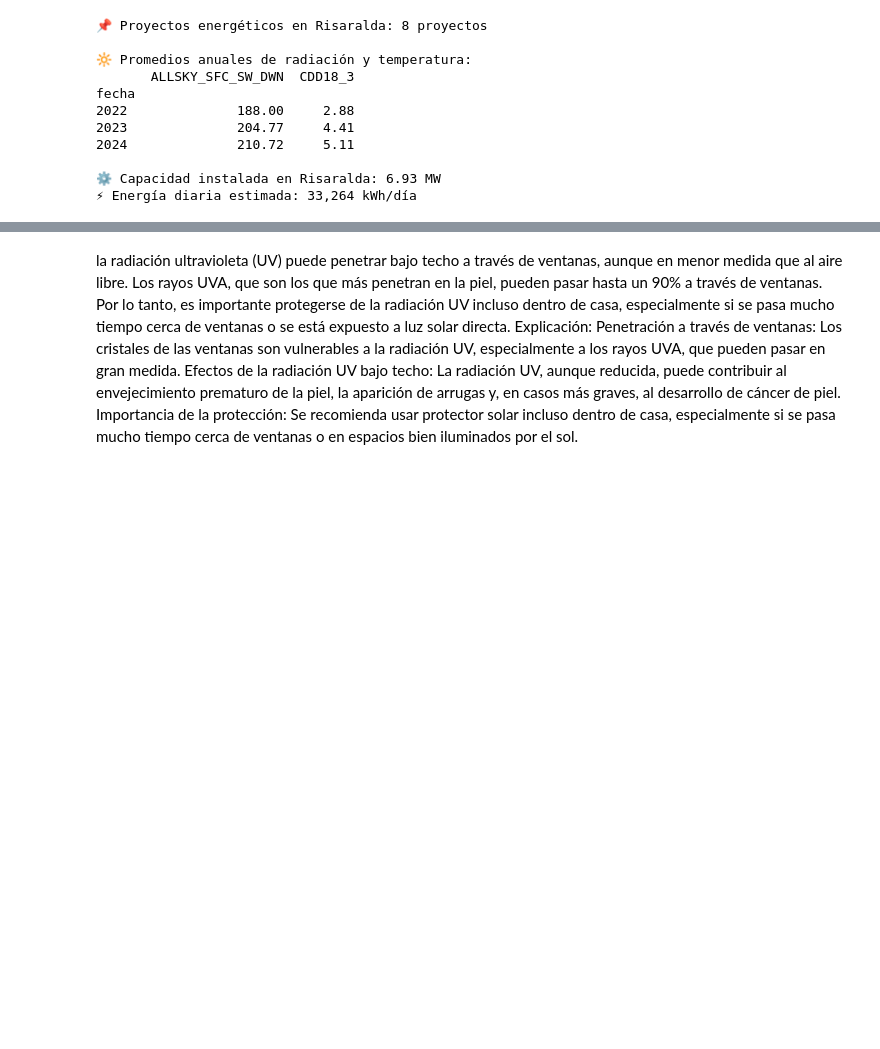
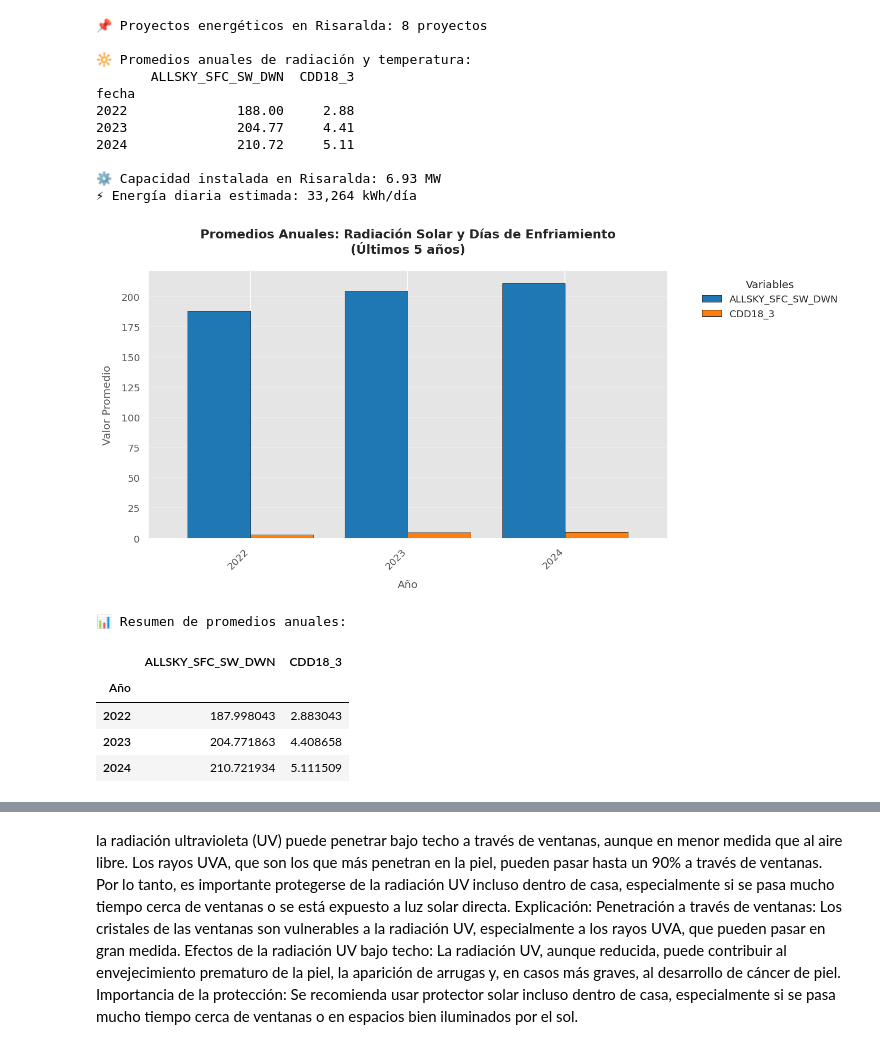
Before and after one commit to juan-manuel124/ProyectoAnalisisDatos-TECH, a Jupyter notebook: Proyecto_EnergiaSolarRisaraldaTech.ipynb, the cells around one changed output, grey strips where cells are left out. Drawn from its saved outputs; the diff is of its cells as text; code cells hidden in the pictures; blank space fills up the shorter version.

Commit message:
Creado con Colab, cambio en el analisis de datos

```diff
--- a/Proyecto_EnergiaSolarRisaraldaTech.ipynb
+++ b/Proyecto_EnergiaSolarRisaraldaTech.ipynb
@@ -1135,3 +1255,73 @@ fecha
 
 ⚙️ Capacidad instalada en Risaralda: 6.93 MW
 ⚡ Energía diaria estimada: 33,264 kWh/día
+# %%
+
+# =============================================
+# 🚀 Versión optimizada del análisis NASA + Gráfico
+# =============================================
+
+# 1. Cálculo de promedios anuales (optimizado)
+nasa_promedios = (
+    data_nasa
+    .groupby(data_nasa['fecha'].dt.year, observed=True)[['ALLSKY_SFC_SW_DWN', 'CDD18_3']]
+    .mean()
+    .rename_axis('Año')  # Mejor nombre para el índice
+)
+
+# 2. Configuración de estilo para gráficos
+plt.style.use('ggplot')  # Estilo profesional
+colores = ['#1f77b4', '#ff7f0e']  # Paleta azul/naranja (colorblind-friendly)
+
+# 3. Visualización de los últimos 5 años (ajustable)
+ultimos_años = 5  # Parámetro configurable
+
+(
+    nasa_promedios
+    .iloc[-ultimos_años:]
+    .plot(
+        kind='bar',
+        figsize=(12, 6),
+        color=colores,
+        width=0.8,  # Ancho de barras mejorado
+        edgecolor='black',  # Bordes definidos
+        linewidth=0.5
+    )
+)
+
+# 4. Personalización del gráfico
+plt.title(
+    f'Promedios Anuales: Radiación Solar y Días de Enfriamiento\n(Últimos {ultimos_años} años)',
+    pad=20,
+    fontsize=14,
+    fontweight='bold'
+)
+plt.xlabel('Año', labelpad=10)
+plt.ylabel('Valor Promedio', labelpad=10)
+plt.xticks(rotation=45, ha='right')  # Mejor rotación de etiquetas
+
+# 5. Mejoras adicionales
+plt.grid(axis='y', alpha=0.3)
+plt.legend(
+    title='Variables',
+    bbox_to_anchor=(1.05, 1),
+    loc='upper left'
+)
+
+plt.tight_layout()  # Ajuste automático de layout
+plt.show()
+
+# 6. (Opcional) Mostrar datos en consola
+print("\n📊 Resumen de promedios anuales:")
+display(nasa_promedios.tail(ultimos_años).style
+    .background_gradient(cmap='Blues', subset=['ALLSKY_SFC_SW_DWN'])
+    .background_gradient(cmap='Oranges', subset=['CDD18_3'])
+)
+# %% [output]
+[figure, added]
+📊 Resumen de promedios anuales:
+|  | ALLSKY_SFC_SW_DWN | CDD18_3 |
+| Año |  |  |
+| 2022 | 187.998043 | 2.883043 |
+| 2023 | 204.771863 | 4.408658 |
+| 2024 | 210.721934 | 5.111509 |
```
Also changed, not shown: parts of 6 cells of this notebook.
